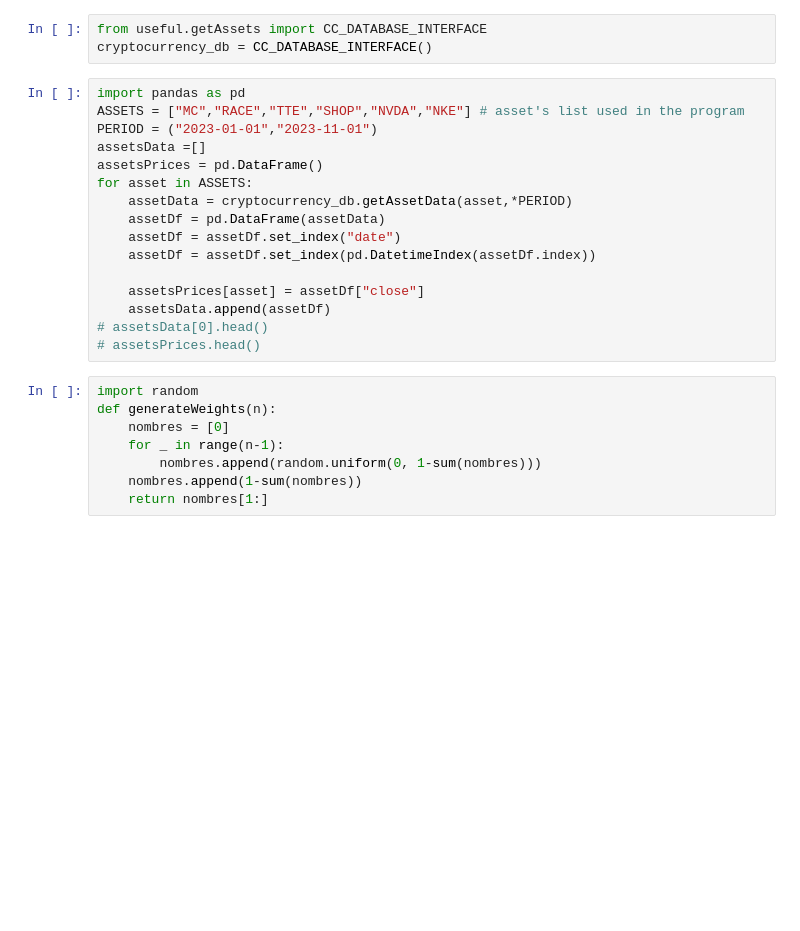
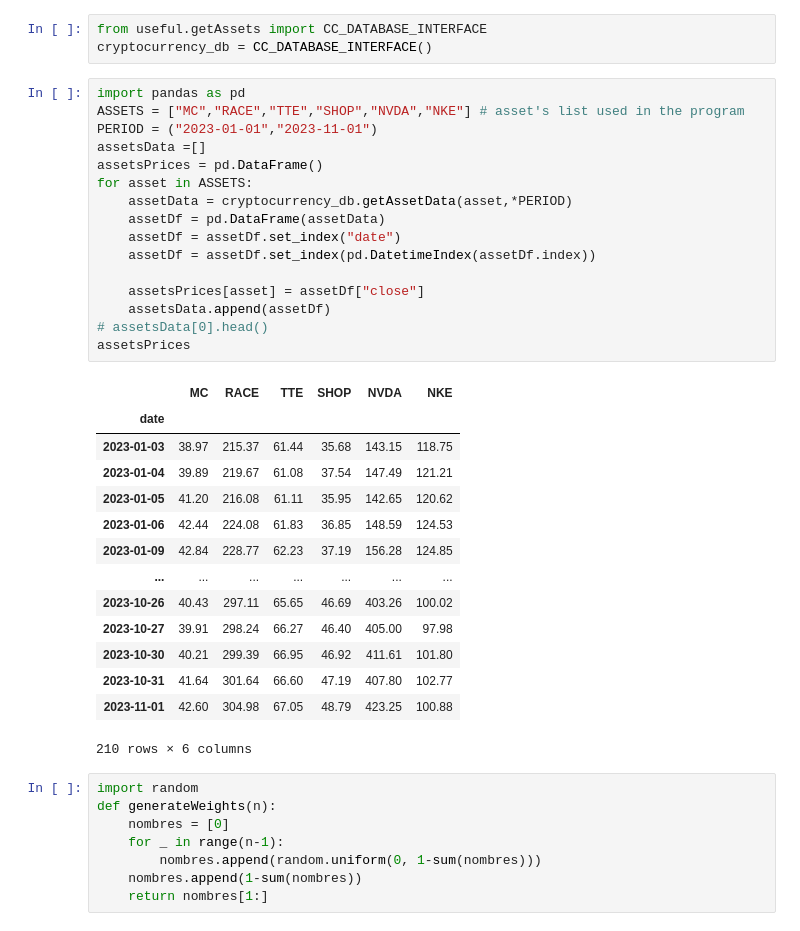
Before and after one commit to LimeSku/PyQuantitative, a Jupyter notebook: risk_management_portfolio.ipynb, the cells around one changed output. Saved outputs shown, nothing was run; the diff lists cells and outputs as text; blank space fills up the shorter version.

```diff
--- a/risk_management_portfolio.ipynb
+++ b/risk_management_portfolio.ipynb
@@ -4,19 +4,34 @@ cryptocurrency_db = CC_DATABASE_INTERFACE()
 # %%
 import pandas as pd
 ASSETS = ["MC","RACE","TTE","SHOP","NVDA","NKE"] # asset's list used in the program
 PERIOD = ("2023-01-01","2023-11-01")
 assetsData =[]
 assetsPrices = pd.DataFrame()
 for asset in ASSETS:
     assetData = cryptocurrency_db.getAssetData(asset,*PERIOD)
     assetDf = pd.DataFrame(assetData)
     assetDf = assetDf.set_index("date")
     assetDf = assetDf.set_index(pd.DatetimeIndex(assetDf.index))
 
     assetsPrices[asset] = assetDf["close"]
     assetsData.append(assetDf)
 # assetsData[0].head()
-# assetsPrices.head()
+assetsPrices
+# %% [output]
+|  | MC | RACE | TTE | SHOP | NVDA | NKE |
+| date |  |  |  |  |  |  |
+| 2023-01-03 | 38.97 | 215.37 | 61.44 | 35.68 | 143.15 | 118.75 |
+| 2023-01-04 | 39.89 | 219.67 | 61.08 | 37.54 | 147.49 | 121.21 |
+| 2023-01-05 | 41.20 | 216.08 | 61.11 | 35.95 | 142.65 | 120.62 |
+| 2023-01-06 | 42.44 | 224.08 | 61.83 | 36.85 | 148.59 | 124.53 |
+| 2023-01-09 | 42.84 | 228.77 | 62.23 | 37.19 | 156.28 | 124.85 |
+| ... | ... | ... | ... | ... | ... | ... |
+| 2023-10-26 | 40.43 | 297.11 | 65.65 | 46.69 | 403.26 | 100.02 |
+| 2023-10-27 | 39.91 | 298.24 | 66.27 | 46.40 | 405.00 | 97.98 |
+| 2023-10-30 | 40.21 | 299.39 | 66.95 | 46.92 | 411.61 | 101.80 |
+| 2023-10-31 | 41.64 | 301.64 | 66.60 | 47.19 | 407.80 | 102.77 |
+| 2023-11-01 | 42.60 | 304.98 | 67.05 | 48.79 | 423.25 | 100.88 |
+210 rows × 6 columns
 # %%
 import random
 def generateWeights(n):
```
Also changed, not shown: parts of 4 cells of this notebook, 1 other file.
